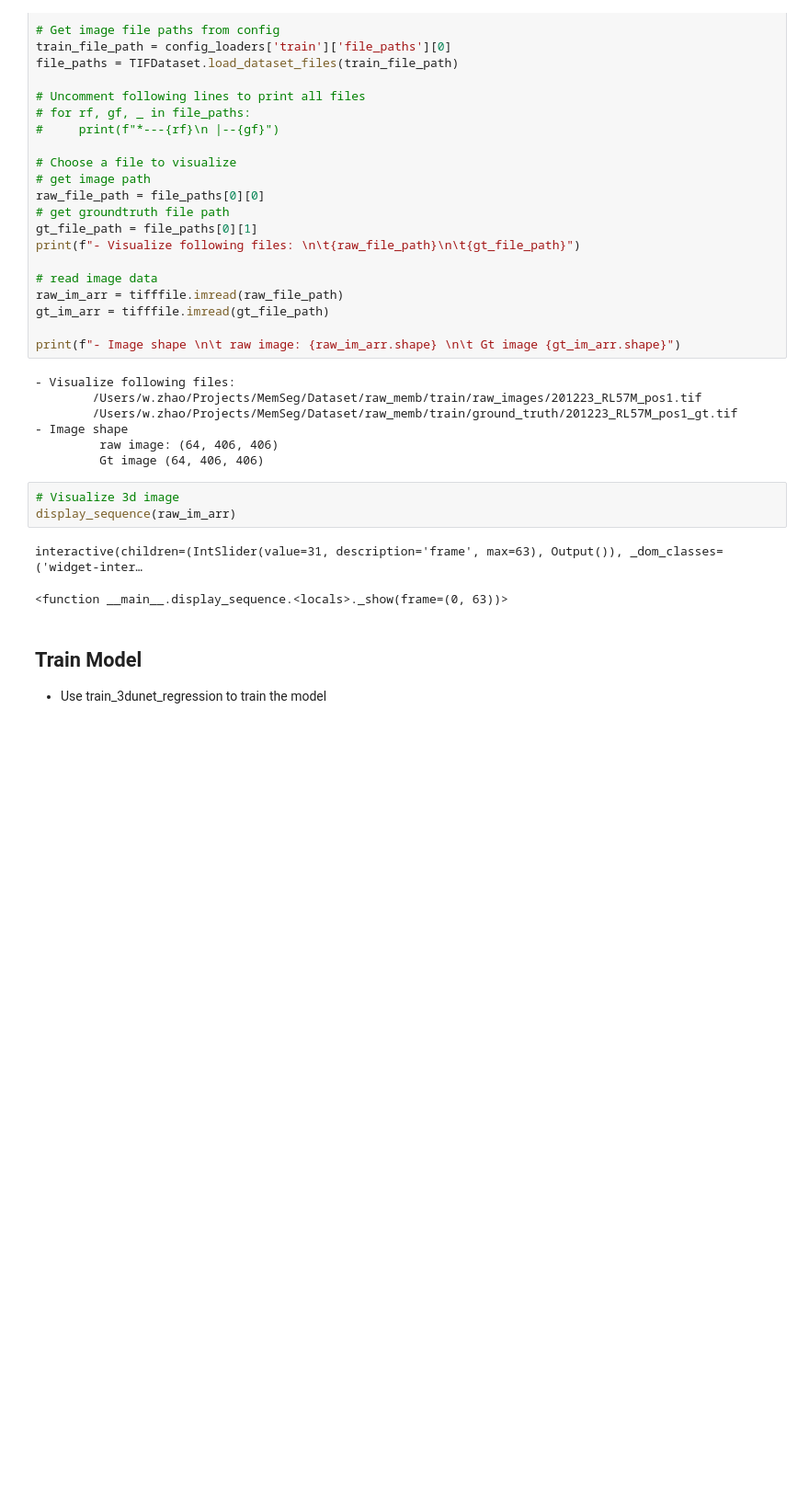
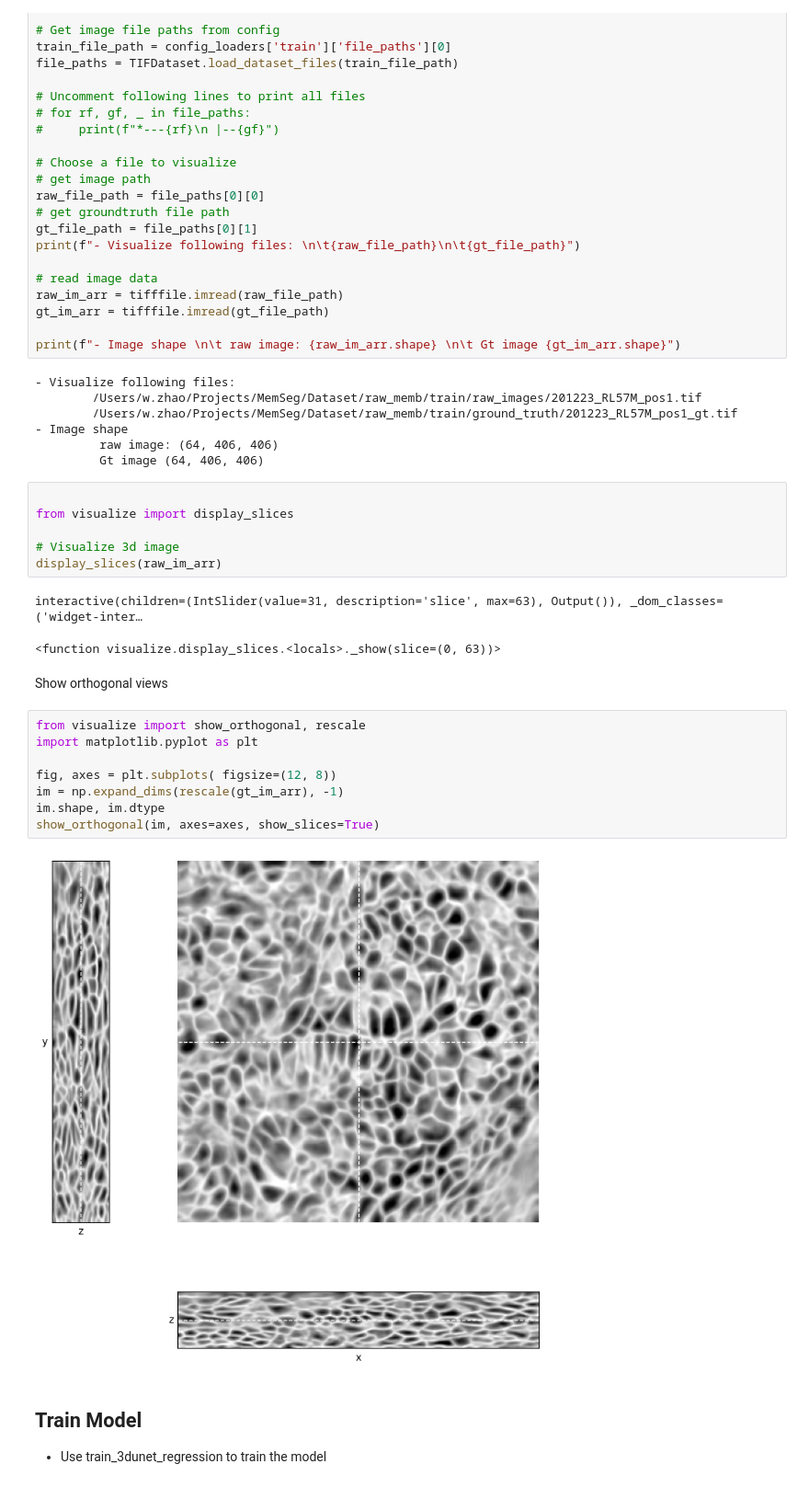
Before and after one commit to viviwz/image_enhancement, a Jupyter notebook: Image_Enhancement_with_3dUnet.ipynb, the cells around one changed output. Shown: that part at 92% size. Saved outputs shown, nothing was run; the diff lists cells and outputs as text; blank space fills up the shorter version.

Commit message:
Add fucntions to show orthogonal views

```diff
--- a/Image_Enhancement_with_3dUnet.ipynb
+++ b/Image_Enhancement_with_3dUnet.ipynb
@@ -92,11 +91,26 @@ print(f"- Image shape \n\t raw image: {raw_im_arr.shape} \n\t Gt image {gt_im_ar
          raw image: (64, 406, 406)
          Gt image (64, 406, 406)
 # %%
+
+from visualize import display_slices
+
 # Visualize 3d image
-display_sequence(raw_im_arr)
+display_slices(raw_im_arr)
 # %% [output]
-interactive(children=(IntSlider(value=31, description='frame', max=63), Output()), _dom_classes=('widget-inter…
+interactive(children=(IntSlider(value=31, description='slice', max=63), Output()), _dom_classes=('widget-inter…
-<function __main__.display_sequence.<locals>._show(frame=(0, 63))>
+<function visualize.display_slices.<locals>._show(slice=(0, 63))>
+# %% [markdown]
+Show orthogonal views
+# %%
+from visualize import show_orthogonal, rescale
+import matplotlib.pyplot as plt
+
+fig, axes = plt.subplots( figsize=(12, 8))
+im = np.expand_dims(rescale(gt_im_arr), -1)
+im.shape, im.dtype
+show_orthogonal(im, axes=axes, show_slices=True)
+# %% [output]
+[figure, added]
 # %% [markdown]
 ## Train Model
 
```
Also changed, not shown: parts of 1 cell of this notebook, 2 other files.
